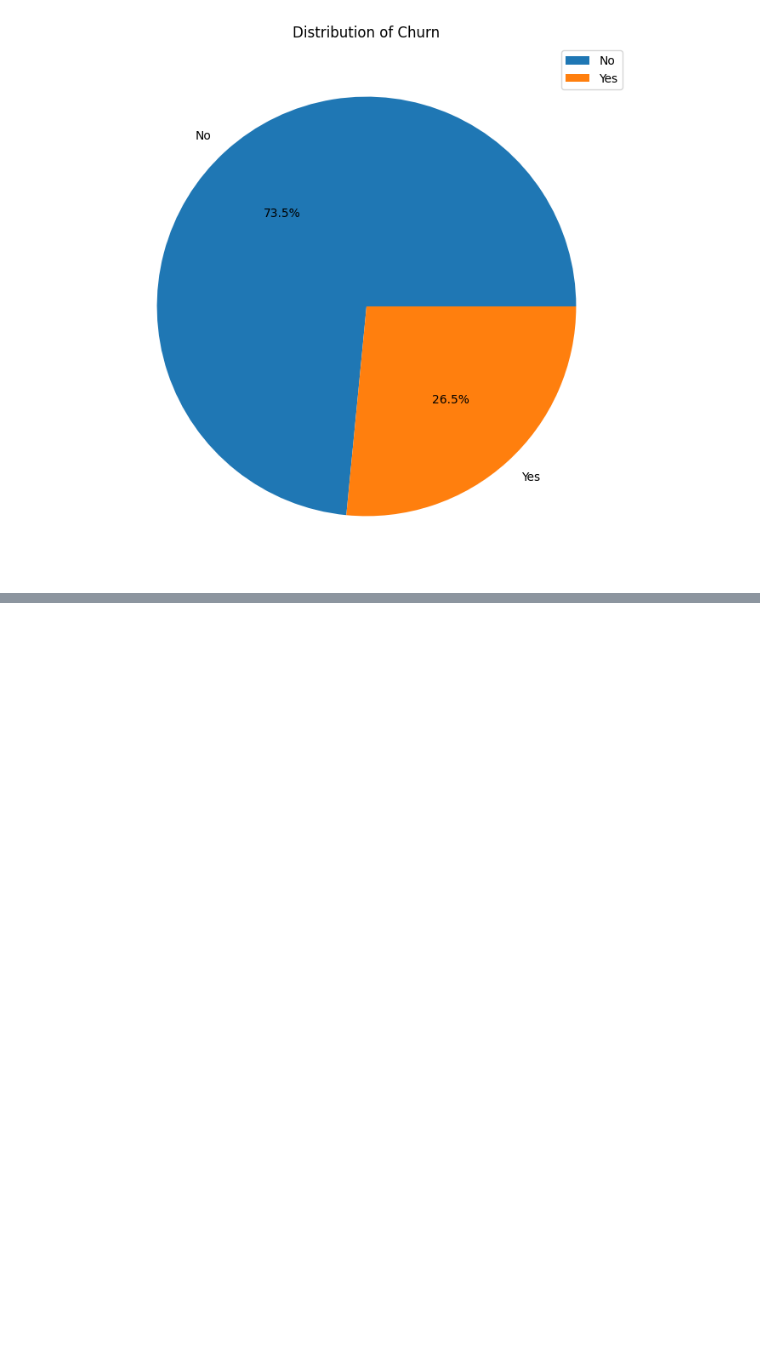
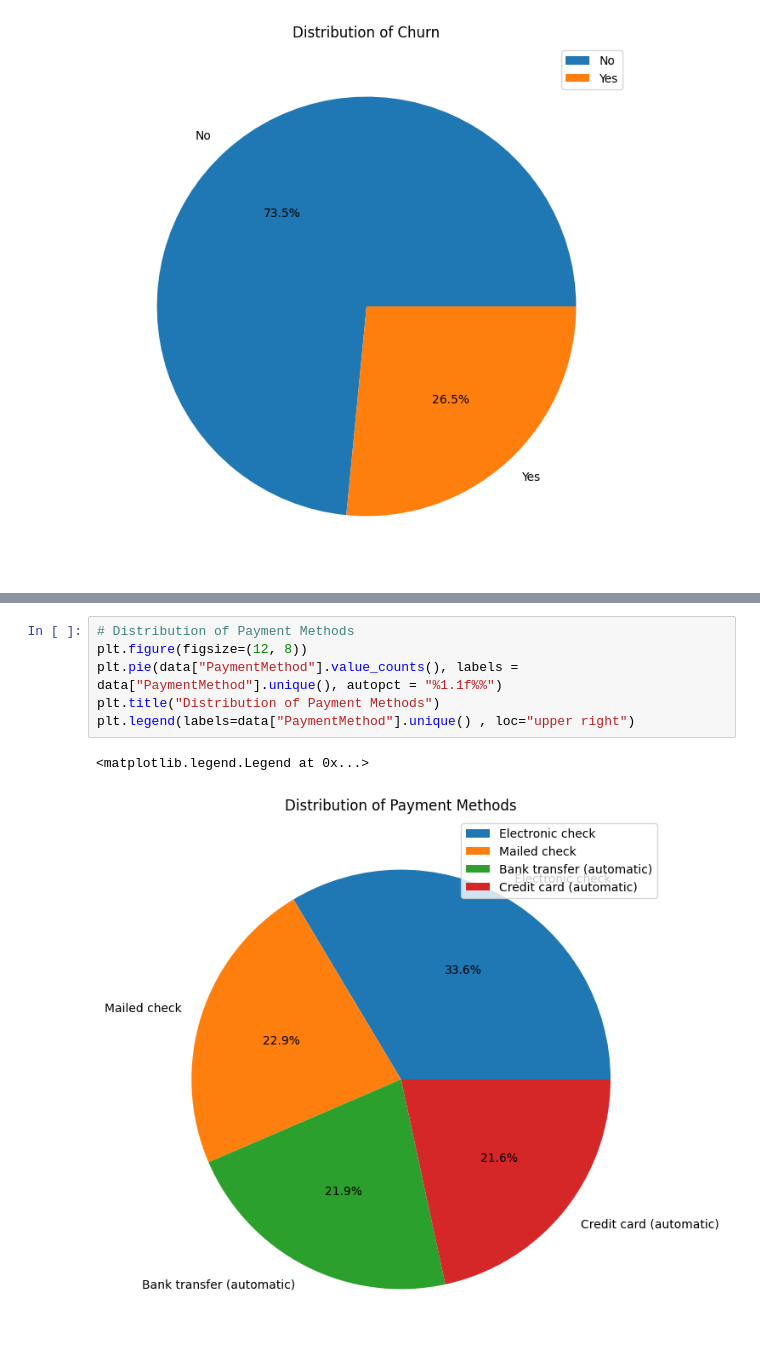
Before and after one commit to elmoujahidayoub171/Customer-Churn-Prediction, a Jupyter notebook: notebooks/eda.ipynb, the cells around one changed output, grey strips where cells are left out. Saved outputs shown, nothing was run; the diff lists cells and outputs as text; blank space fills up the shorter version.

```diff
--- a/notebooks/eda.ipynb
+++ b/notebooks/eda.ipynb
@@ -101,0 +101,9 @@ plt.legend(labels=data["gender"].unique() , loc="upper right")
+# %%
+# Distribution of Payment Methods
+plt.figure(figsize=(12, 8))
+plt.pie(data["PaymentMethod"].value_counts(), labels = data["PaymentMethod"].unique(), autopct = "%1.1f%%")
+plt.title("Distribution of Payment Methods")
+plt.legend(labels=data["PaymentMethod"].unique() , loc="upper right")
+# %% [output]
+<matplotlib.legend.Legend at 0x...>
+[figure, added]
```
Also changed, not shown: parts of 2 cells of this notebook.
